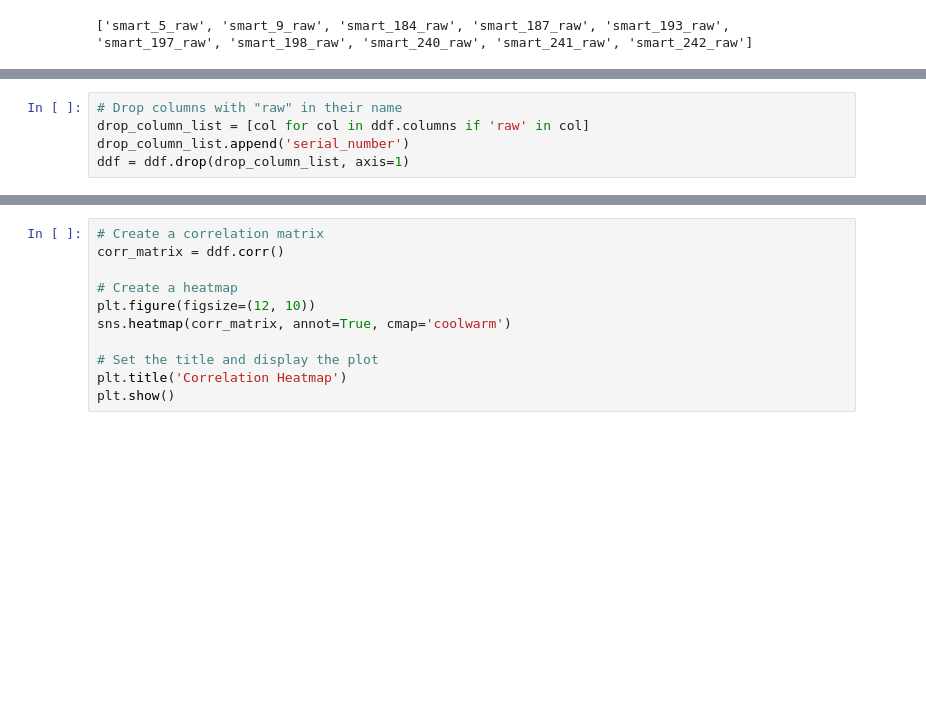
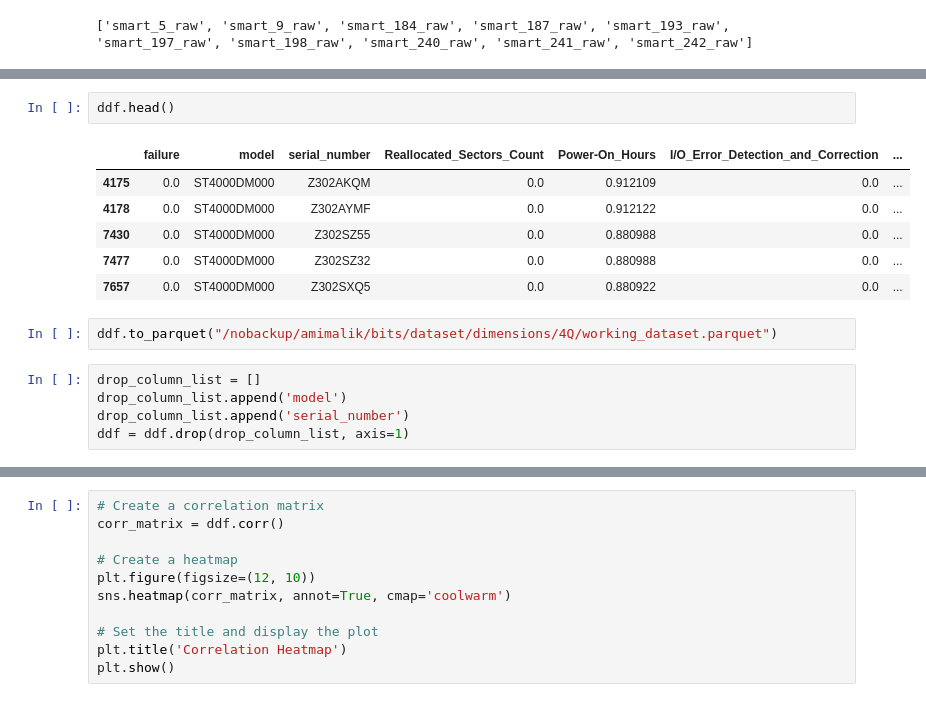
Before and after one commit to amitkrmalik/HDD_failure_prediction, a Jupyter notebook: HDD_4Q_eda.ipynb, the cells around one changed output, grey strips where cells are left out. Cells and saved outputs as stored; diff of their text form; blank space fills up the shorter version.

```diff
--- a/HDD_4Q_eda.ipynb
+++ b/HDD_4Q_eda.ipynb
@@ -124,6 +133,17 @@ ddf.head(10)
+# %%
+ddf.head()
+# %% [output]
+|  | failure | model | serial_number | Reallocated_Sectors_Count | Power-On_Hours | I/O_Error_Detection_and_Correction | ... |
+| 4175 | 0.0 | ST4000DM000 | Z302AKQM | 0.0 | 0.912109 | 0.0 | ... |
+| 4178 | 0.0 | ST4000DM000 | Z302AYMF | 0.0 | 0.912122 | 0.0 | ... |
+| 7430 | 0.0 | ST4000DM000 | Z302SZ55 | 0.0 | 0.880988 | 0.0 | ... |
+| 7477 | 0.0 | ST4000DM000 | Z302SZ32 | 0.0 | 0.880988 | 0.0 | ... |
+| 7657 | 0.0 | ST4000DM000 | Z302SXQ5 | 0.0 | 0.880922 | 0.0 | ... |
+# %%
+ddf.to_parquet("/nobackup/amimalik/bits/dataset/dimensions/4Q/working_dataset.parquet")
 # %%
-# Drop columns with "raw" in their name
-drop_column_list = [col for col in ddf.columns if 'raw' in col]
+drop_column_list = []
+drop_column_list.append('model')
 drop_column_list.append('serial_number')
 ddf = ddf.drop(drop_column_list, axis=1)
 # %%
```
Also changed, not shown: parts of 13 cells of this notebook, 1 other file.
